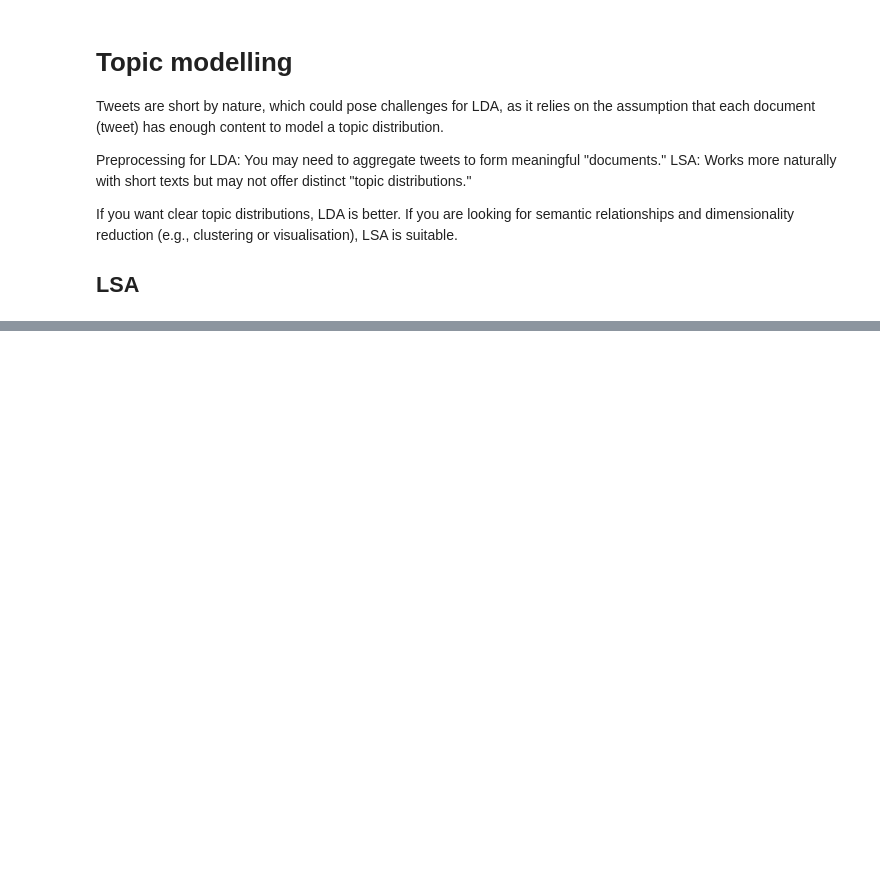
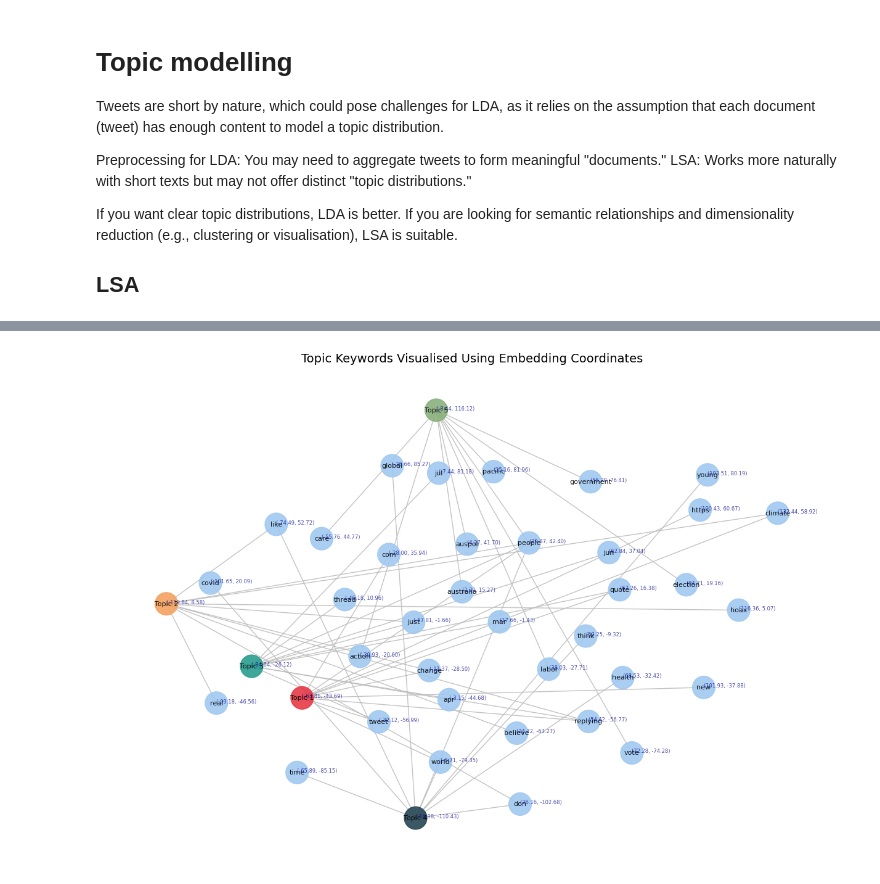
Before and after one commit to henrycgbaker/nlp_research_note, a Jupyter notebook: _4_analysis.ipynb, the cells around one changed output, grey strips where cells are left out. Drawn from its saved outputs; the diff is of its cells as text; code cells hidden in the pictures; blank space fills up the shorter version.

```diff
--- a/_4_analysis.ipynb
+++ b/_4_analysis.ipynb
@@ -341 +707,87 @@ plt.show()
+# %%
+import matplotlib.pyplot as plt
+import networkx as nx
+import numpy as np
+from sklearn.manifold import TSNE
+
+# --------------------------------------------------
+# 1. Build Your Graph (Topics & Words as Nodes)
+# --------------------------------------------------
+G = nx.Graph()
+
+# Assume topics_df is a DataFrame where each column represents a topic,
+# and each cell in the column is a top word for that topic.
+# Also assume we have lsa_model.components_ that gives the "weight"
+# or importance of each word in that topic.
+
+# Predefined colour palette for better visuals
+predefined_colours = [
+    "#E63946", "#F4A261", "#2A9D8F", "#264653", "#8AB17D", "#E76F51", "#4A4E69"
+]
+topic_colours = {
+    topic: predefined_colours[i % len(predefined_colours)] for i, topic in enumerate(topics_df.columns)
+}
+
+# Add edges and nodes to the graph
+for i, topic in enumerate(topics_df.columns):
+    for word, weight in zip(topics_df[topic], lsa_model.components_[i][:len(topics_df[topic])]):
+        G.add_edge(topic, word, weight=weight)
+
+# --------------------------------------------------
+# 2. Prepare Node Embeddings
+# --------------------------------------------------
+# Create embeddings for nodes
+node_embeddings = {
+    node: np.random.rand(100) for node in G.nodes()
+}
+
+# --------------------------------------------------
+# 3. Reduce Node Embeddings to 2D (e.g., t-SNE)
+# --------------------------------------------------
+all_nodes = list(G.nodes())
+emb_matrix = np.array([node_embeddings[node] for node in all_nodes])
+
+# Apply t-SNE
+tsne = TSNE(n_components=2, random_state=42, perplexity=15, learning_rate=200)
+emb_2d = tsne.fit_transform(emb_matrix)
+
+# Build a dict: {node: (x, y)} for networkx
+pos_2d = {node: (emb_2d[i, 0], emb_2d[i, 1]) for i, node in enumerate(all_nodes)}
+
+# --------------------------------------------------
+# 4. Assign Colours
+# --------------------------------------------------
+# Topic nodes get unique colours; word nodes get a uniform colour
+word_colour = "#A1C9F1"  # light blue for words
+node_colors = [
+    topic_colours[node] if node in topics_df.columns else word_colour
+    for node in G.nodes()
+]
+
+# Assign uniform edge colour
+edge_colour = "#BDBDBD"  # neutral grey
+
+# --------------------------------------------------
+# 5. Draw the Graph Using the t-SNE Coordinates
+# --------------------------------------------------
+plt.figure(figsize=(12, 8))
+nx.draw(
+    G,
+    pos=pos_2d,          # t-SNE-based positions
+    with_labels=True,
+    node_size=700,
+    font_size=8,
+    edge_color=edge_colour,
+    node_color=node_colors,
+    alpha=0.9
+)
+
+# Add explicit x and y labels for context
+for node, (x, y) in pos_2d.items():
+    plt.text(x, y, f"({x:.2f}, {y:.2f})", fontsize=6, color="darkblue", alpha=0.7)
+
+plt.title("Topic Keywords Visualised Using Embedding Coordinates", fontsize=14)
+plt.show()
+# %% [output]
+[figure, added]
 # %%
```
Also changed, not shown: parts of 15 cells of this notebook, 44 other files.
